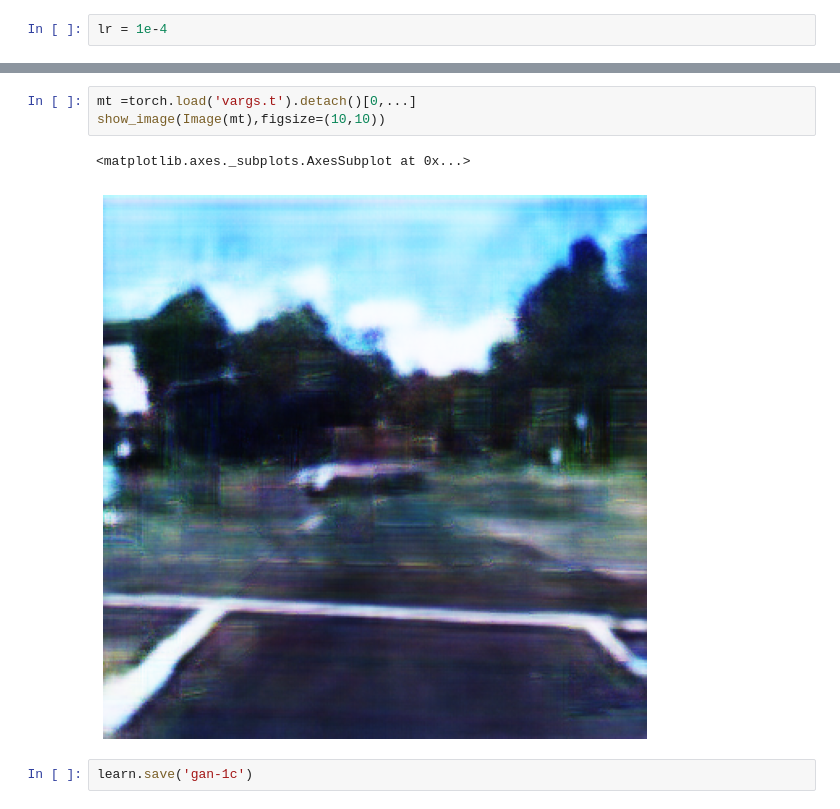
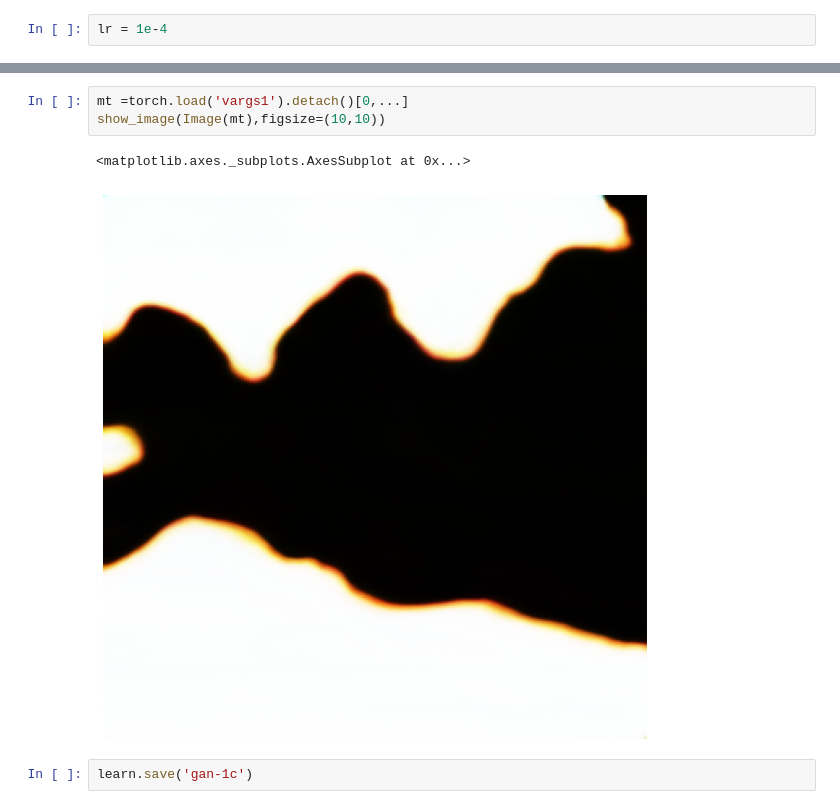
Before and after one commit to barakbeilin/tDSIN, a Jupyter notebook: tutorials/aws_trainer_17082020_train_gan_discriminator.ipynb, the cells around one changed output, grey strips where cells are left out. Cells and saved outputs as stored; diff of their text form.

```diff
--- a/tutorials/aws_trainer_17082020_train_gan_discriminator.ipynb
+++ b/tutorials/aws_trainer_17082020_train_gan_discriminator.ipynb
@@ -253,9 +249,9 @@ gan_learn.fit(6,lr)
 # %%
-mt =torch.load('vargs.t').detach()[0,...]
+mt =torch.load('vargs1').detach()[0,...]
 show_image(Image(mt),figsize=(10,10))
 # %% [output]
 <matplotlib.axes._subplots.AxesSubplot at 0x...>
-[figure, old version]
+[figure, new version]
 # %%
 learn.save('gan-1c')
 # %% [output]
```
Also changed, not shown: parts of 3 cells of this notebook, 1 other file.
